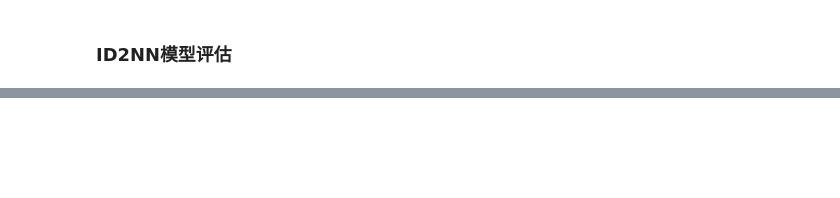
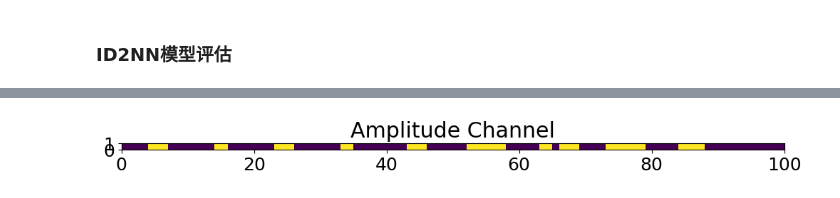
Before and after one commit to 0ce38a2b/Simulating-an-Integrated-Photonic-Image-Classifier-for-Diffractive-Neural-Networks, a Jupyter notebook: 2D_train.ipynb, the cells around one changed output, grey strips where cells are left out. Drawn from its saved outputs; the diff is of its cells as text; code cells hidden in the pictures; blank space fills up the shorter version.

```diff
--- a/2D_train.ipynb
+++ b/2D_train.ipynb
@@ -344,0 +366,18 @@ np.max(training_history['val_acc']) # 超过 92.6%
+# %%
+def get_phases(model):
+    model.load_state_dict(torch.load(r'./mnist_100_1_136.pth'), strict=False)
+    model.eval()
+    print("model structure: ", model)
+    for name, parameters in model.named_parameters():
+        print(name, '::', parameters.size())
+    # keys = model.state_dict().keys()
+    # print(keys)
+
+    phases = []
+    for i in range(num_layers):
+        phase = model.phase[i].detach().numpy()
+        phases.append(phase)
+    return np.array(phases)
+
+model = D2NN()
+phases = get_phases(model)
@@ -344,0 +454,62 @@ np.max(training_history['val_acc']) # 超过 92.6%
+# %%
+# 1 idx:
+# 2 idx: 199
+# 3 idx: 12
+idx = 36 # 20# 19
+
+transform = transforms.Compose([Resize(size = resample_size),
+                                transforms.ToTensor(),transforms.Lambda(lambda x: torch.flatten(x))])
+train_dataset = torchvision.datasets.MNIST(root = "./data",train=True,transform=transform,download=True)
+U0 = train_dataset[idx][0]
+
+a = torch.zeros_like(U0)
+b = torch.ones_like(U0)
+U0 = torch.where(U0 > thold, b, a)
+
+label= str(train_dataset[idx][1])
+print("Label:" + str(train_dataset[idx][1]))
+
+# U0 = torch.exp(1j*U0*2*np.pi) # 相位图
+U0 = F.pad(U0, pad=(pad_size,pad_size))
+U0 = U0.numpy()
+# print(np.shape(U0))
+U0 = np.reshape(U0,[size,1]) # convert to column vector
+
+# fig_ = plt.figure(figsize=(12, 4))
+# # Plot the phase channel in the first subplot
+# plt.imshow(np.angle(np.reshape(U0,[1,size])),extent=[0, size, 0, 1])
+# plt.title("Phase Channel")
+# fig_.set_dpi(100)
+
+fig = plt.figure(figsize=(12, 4))
+# Plot the amplitude channel in the second subplot
+plt.imshow(np.abs(np.reshape(U0,[1,size])),extent=[0, size, 0, 1])
+plt.title("Amplitude Channel")
+fig.set_dpi(100)
+
+detector_plane = forward(U0,phases)
+
+detector_region_plot(detector_plane)
+
+
+plt.rcParams['font.size'] = 18
+fig, ax = plt.subplots(figsize=(8, 6))
+langs = ['0', '1', '2', '3', '4', '5', '6', '7', '8', '9']
+ax.set_xticklabels(langs, fontsize=16)
+ax.set_ylabel('Energy Distribution (%)', fontsize=20)
+ax.set_xlabel('Class Number', fontsize=20)
+
+
+Is = detector_region_value(detector_plane)
+Is = Is / np.sum(Is)
+
+
+ax.bar(langs, Is, color='#6baed6', alpha=0.8, edgecolor='black', linewidth=1)
+ax.spines['top'].set_visible(False)
+ax.spines['right'].set_visible(False)
+ax.yaxis.grid(True, linestyle='--', linewidth=0.5, alpha=0.5)
+fig.tight_layout(pad=2)
+plt.savefig("./output_distribution_SCE_idx_"+str(idx)+".svg", dpi=800, bbox_inches='tight')
+
+plt.show()
+# %% [output]
@@ -344,0 +517 @@ np.max(training_history['val_acc']) # 超过 92.6%
+[figure, added]
```
Also changed, not shown: parts of 20 cells of this notebook.
